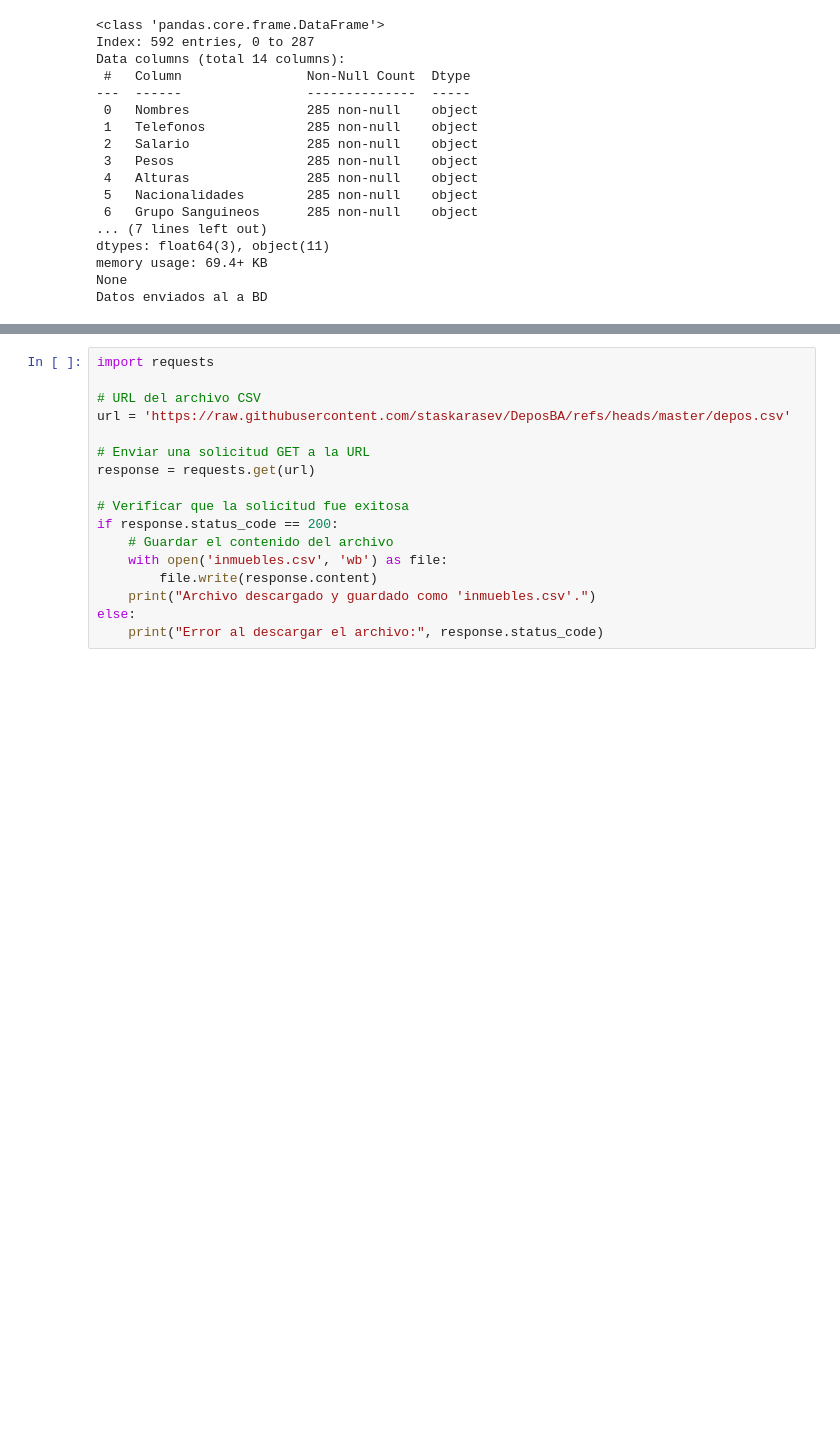
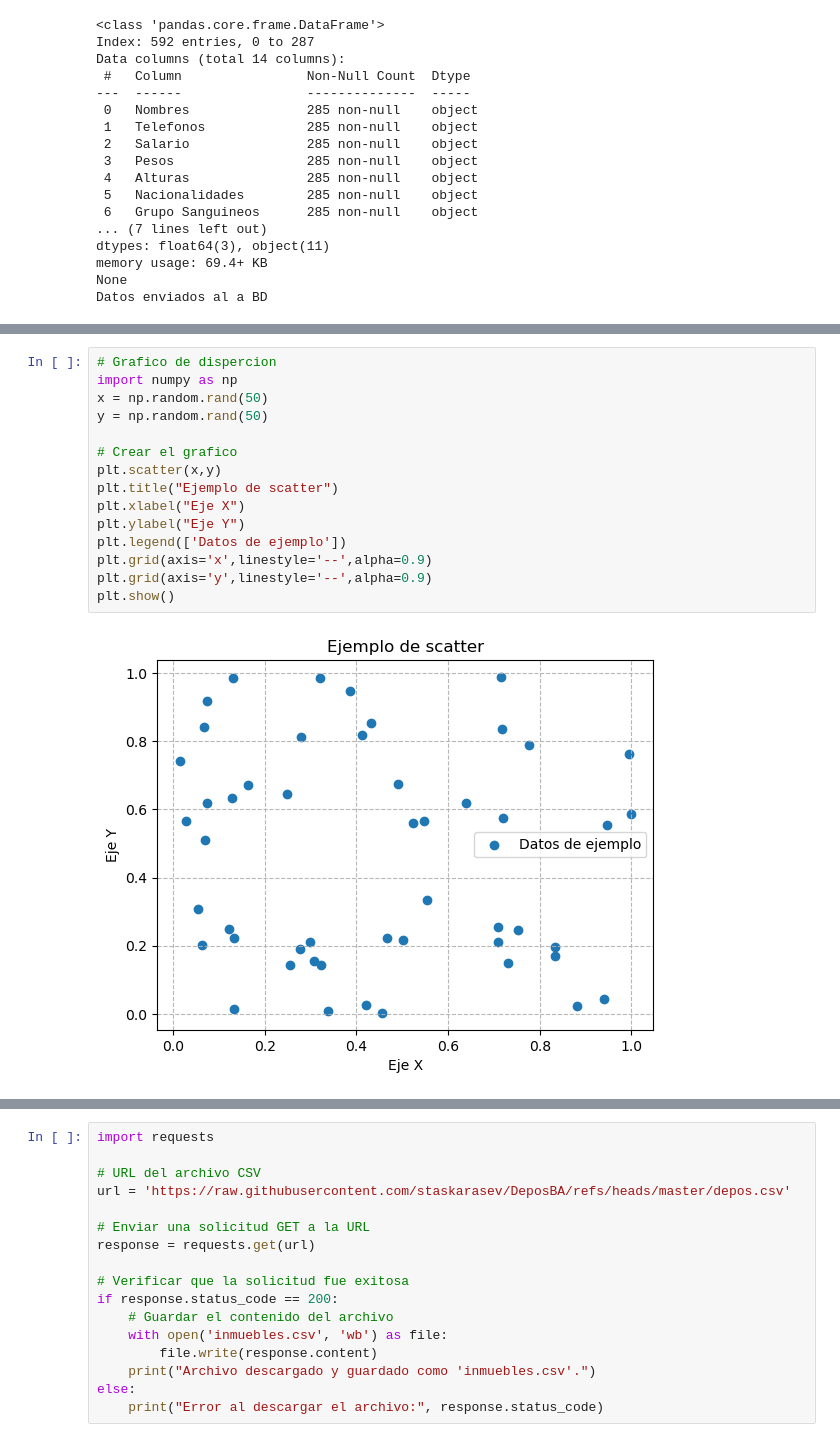
Before and after one commit to Epyon99/NHPYDATA, a Jupyter notebook: Clases/Modulo3-Limpieza.ipynb, the cells around one changed output, grey strips where cells are left out. Drawn from its saved outputs; the diff is of its cells as text; blank space fills up the shorter version.

```diff
--- a/Clases/Modulo3-Limpieza.ipynb
+++ b/Clases/Modulo3-Limpieza.ipynb
@@ -109,0 +145,17 @@ Datos enviados al a BD
+# %%
+# Grafico de dispercion
+import numpy as np
+x = np.random.rand(50)
+y = np.random.rand(50)
+
+# Crear el grafico
+plt.scatter(x,y)
+plt.title("Ejemplo de scatter")
+plt.xlabel("Eje X")
+plt.ylabel("Eje Y")
+plt.legend(['Datos de ejemplo'])
+plt.grid(axis='x',linestyle='--',alpha=0.9)
+plt.grid(axis='y',linestyle='--',alpha=0.9)
+plt.show()
+# %% [output]
+[figure, added]
```
Also changed, not shown: parts of 9 cells of this notebook, 1 other file.
